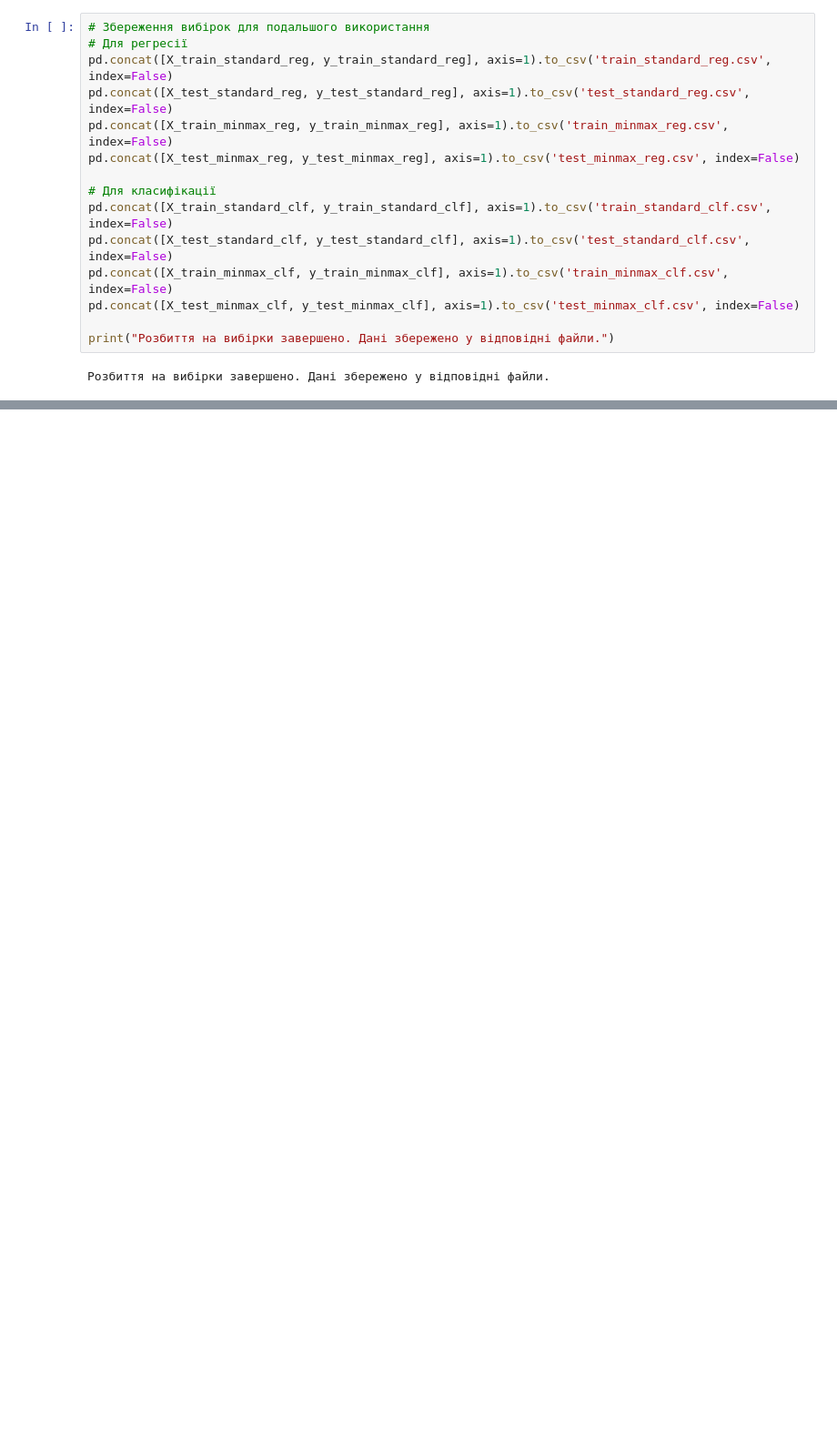
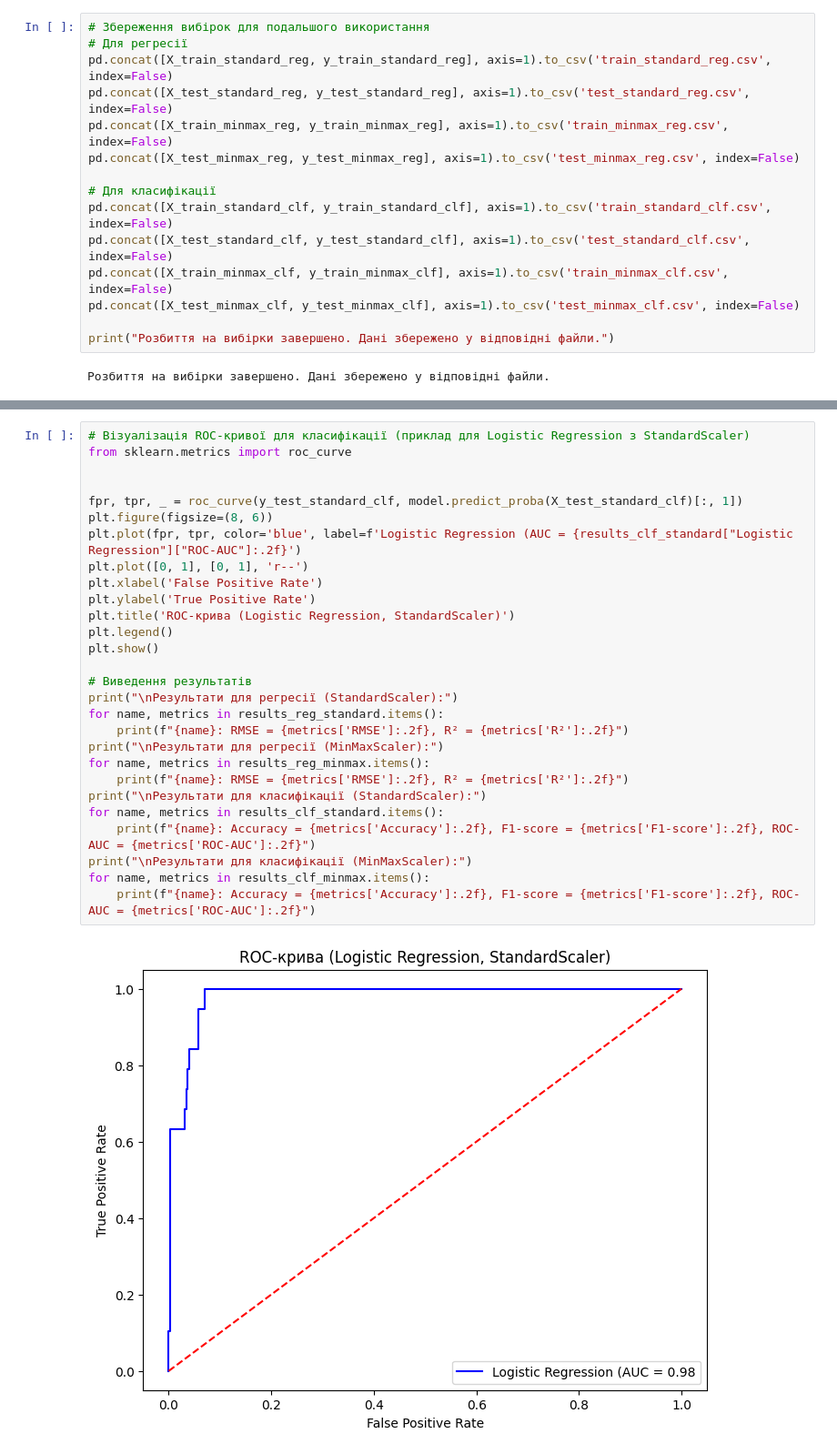
Before and after one commit to sokolovgit/data_analysis, a Jupyter notebook: course_work/code/analysis/test.ipynb, the cells around one changed output, grey strips where cells are left out. Shown at 91% size. Cells and saved outputs as stored; diff of their text form; blank space fills up the shorter version.

```diff
--- a/course_work/code/analysis/test.ipynb
+++ b/course_work/code/analysis/test.ipynb
@@ -427,0 +516,30 @@ print("Розбиття на вибірки завершено. Дані збе
+# %%
+# Візуалізація ROC-кривої для класифікації (приклад для Logistic Regression з StandardScaler)
+from sklearn.metrics import roc_curve
+
+
+fpr, tpr, _ = roc_curve(y_test_standard_clf, model.predict_proba(X_test_standard_clf)[:, 1])
+plt.figure(figsize=(8, 6))
+plt.plot(fpr, tpr, color='blue', label=f'Logistic Regression (AUC = {results_clf_standard["Logistic Regression"]["ROC-AUC"]:.2f}')
+plt.plot([0, 1], [0, 1], 'r--')
+plt.xlabel('False Positive Rate')
+plt.ylabel('True Positive Rate')
+plt.title('ROC-крива (Logistic Regression, StandardScaler)')
+plt.legend()
+plt.show()
+
+# Виведення результатів
+print("\nРезультати для регресії (StandardScaler):")
+for name, metrics in results_reg_standard.items():
+    print(f"{name}: RMSE = {metrics['RMSE']:.2f}, R² = {metrics['R²']:.2f}")
+print("\nРезультати для регресії (MinMaxScaler):")
+for name, metrics in results_reg_minmax.items():
+    print(f"{name}: RMSE = {metrics['RMSE']:.2f}, R² = {metrics['R²']:.2f}")
+print("\nРезультати для класифікації (StandardScaler):")
+for name, metrics in results_clf_standard.items():
+    print(f"{name}: Accuracy = {metrics['Accuracy']:.2f}, F1-score = {metrics['F1-score']:.2f}, ROC-AUC = {metrics['ROC-AUC']:.2f}")
+print("\nРезультати для класифікації (MinMaxScaler):")
+for name, metrics in results_clf_minmax.items():
+    print(f"{name}: Accuracy = {metrics['Accuracy']:.2f}, F1-score = {metrics['F1-score']:.2f}, ROC-AUC = {metrics['ROC-AUC']:.2f}")
+# %% [output]
+[figure, added]
```
Also changed, not shown: parts of 6 cells of this notebook, 3 other files.
